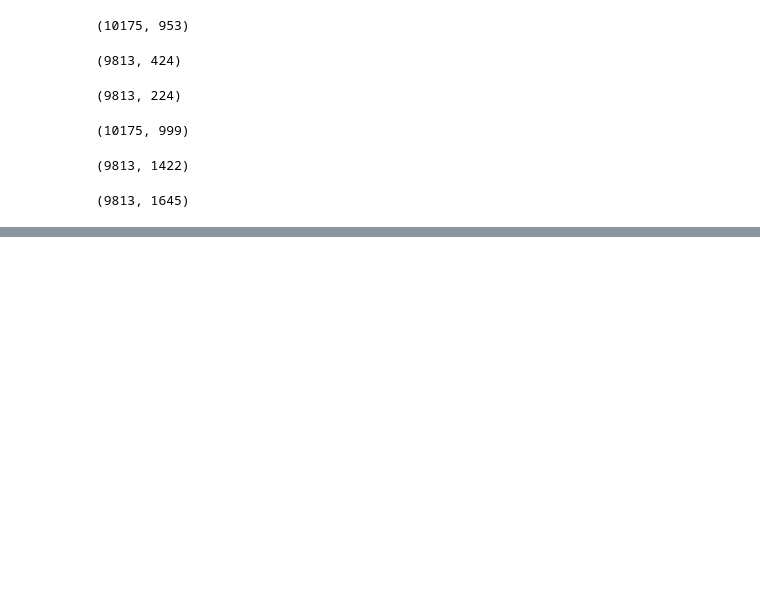
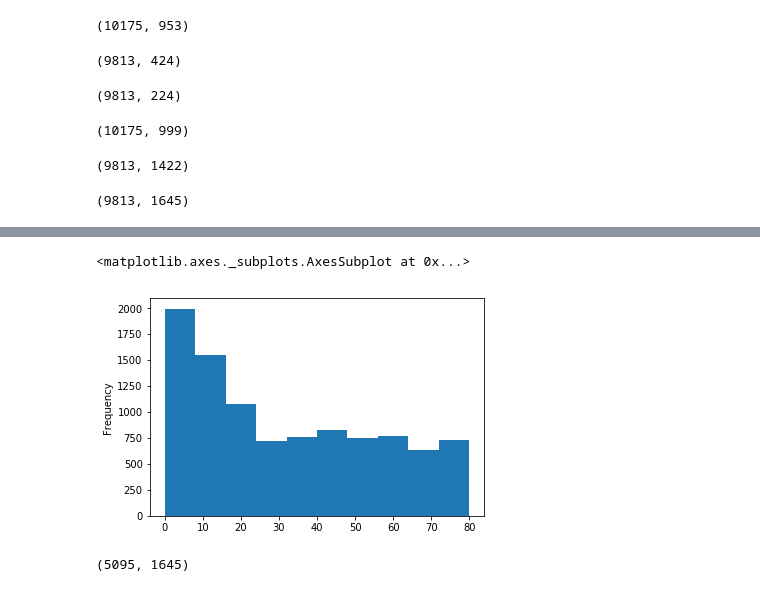
Before and after one commit to ElviraMingazova/PRML_Project, a Jupyter notebook: Diabetes_pred.ipynb, the cells around one changed output, grey strips where cells are left out. Saved outputs shown, nothing was run; the diff lists cells and outputs as text; code cells hidden in the pictures; blank space fills up the shorter version.

```diff
--- a/Diabetes_pred.ipynb
+++ b/Diabetes_pred.ipynb
@@ -73,0 +77,10 @@ df.shape
+# %%
+df["RIDAGEYR"].plot.hist()
+# %% [output]
+<matplotlib.axes._subplots.AxesSubplot at 0x...>
+[figure, added]
+# %%
+df.drop(df.index[df['RIDAGEYR'] < 25], inplace = True)
+df.shape
+# %% [output]
+(5095, 1645)
```
Also changed, not shown: parts of 6 cells of this notebook.
